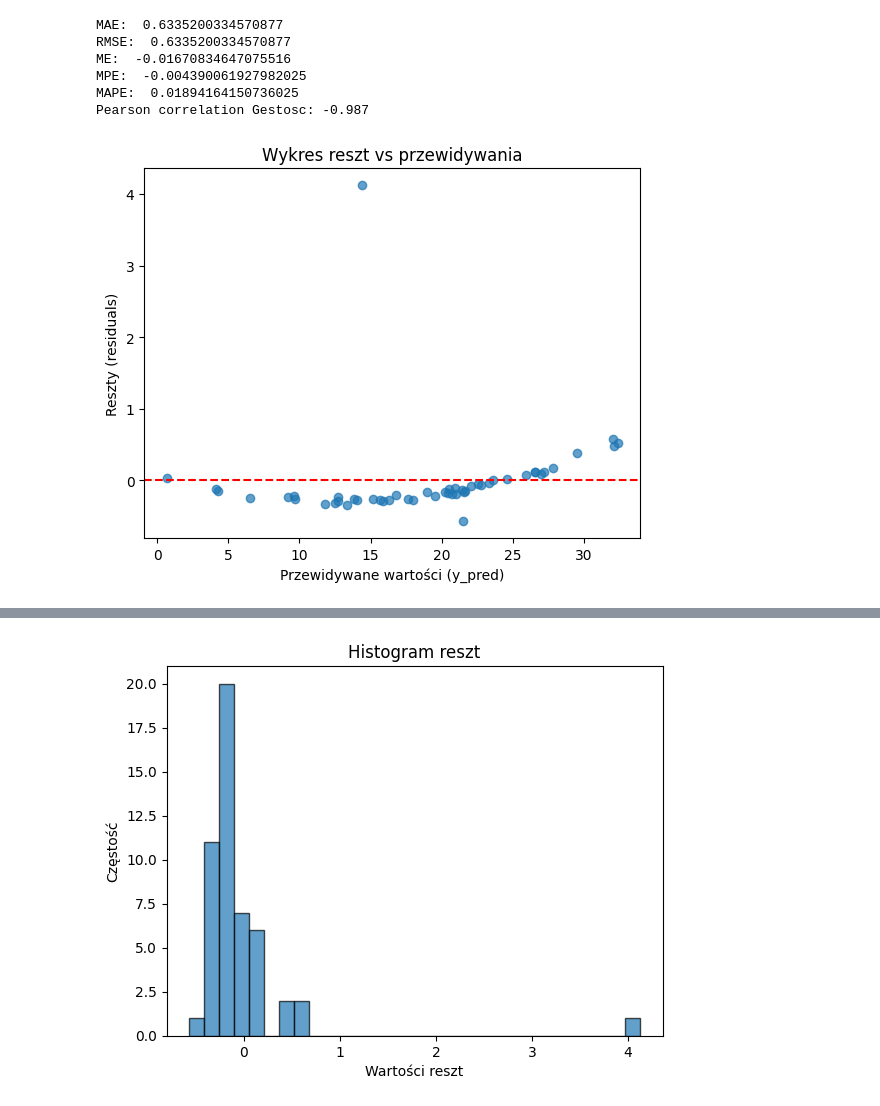
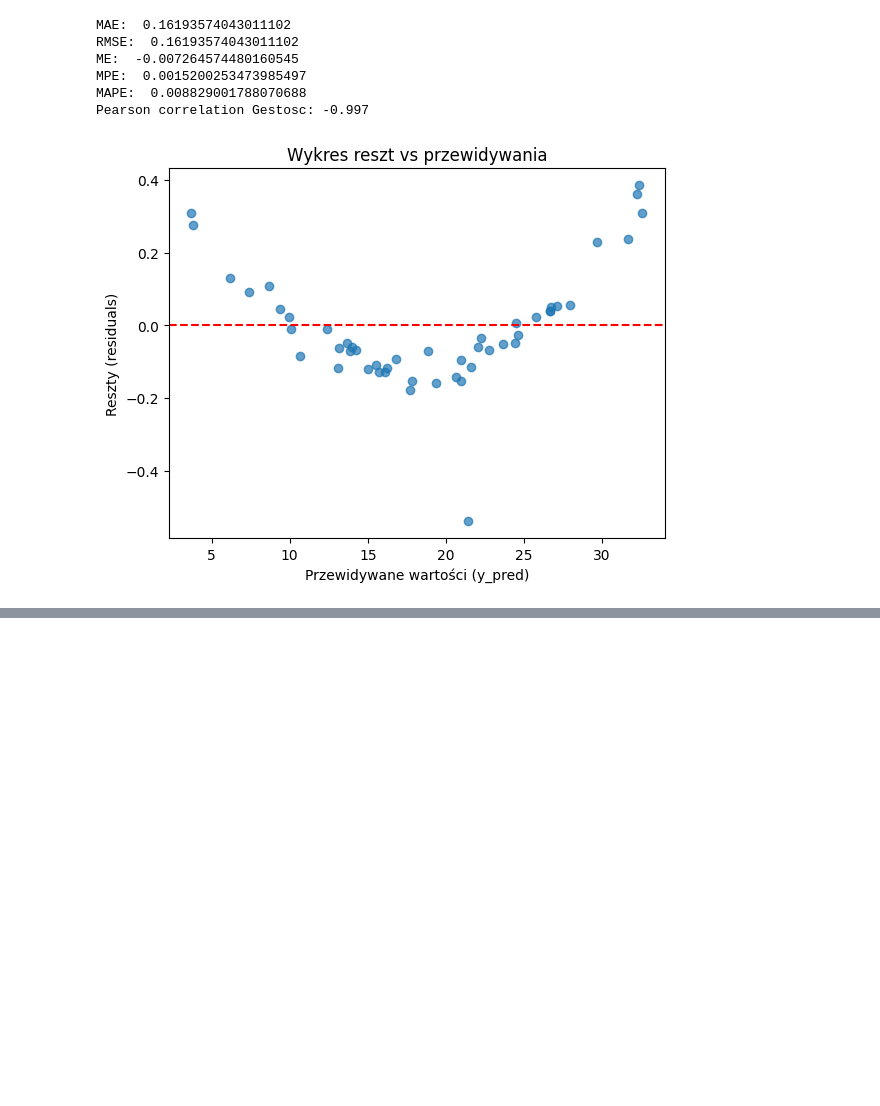
Before and after one commit to userofpi/MED_LAB1, a Jupyter notebook: LAB1_2.ipynb, the cells around one changed output, grey strips where cells are left out. Drawn from its saved outputs; the diff is of its cells as text; code cells hidden in the pictures; blank space fills up the shorter version.

```diff
--- a/LAB1_2.ipynb
+++ b/LAB1_2.ipynb
@@ -75,11 +75,18 @@ print(data_frame)
 #     else:
 #         return False
 
-# usun linie 32 , 41, 85, 174
-data_frame = data_frame.drop([30, 39, 83, 172])
-# reindex
+# usun linie 32 , 41, 85, 174,
+data_frame = data_frame.drop([30, 39, 83, 172, 73])
 data_frame = data_frame.reset_index(drop=True)
 
+print(data_frame[80:100])
+data_frame = data_frame.drop([89])
+data_frame = data_frame.reset_index(drop=True)
+
+
+# reindex
+
+# wyswielt dane  rekord 71
 
 #print(data_frame)
 
@@ -488,8 +495,13 @@ print('Pearson correlation Kostka: %.3f' % corr)
 # wyciągamy wnioski, że zmienna Gestosc ma silną korelację z Pct.BF, a Wiek, Waga, Kostka mają słabą korelację z Pct.BF
 
 # w wyniku analizy tworzymy model liniowy zmienna zależna Pct.BF, a niezależne Gestosc oraz stałą
+# rekord 71
+
 X_train_zkorelowane = X_train[['const', 'Gestosc']]
 X_test_zkorelowane = X_test[['const', 'Gestosc']]
+
+# wyswietl rekordy z bf =18.5
+print(data_frame[data_frame['Pct.BF'] == 18.5])
 model = sm.OLS(Y_train, X_train_zkorelowane).fit()
 print(model.summary())
 predictions = model.predict(X_test_zkorelowane)
@@ -525,53 +537,6 @@ plt.show()
 # wyswietl record z max reszta
 print(residual.idxmax())
 print(data_frame.iloc[residual.idxmax()])
-
-
-# wyswitl pct  gestosc i wage w jednej tabeli
-print(data_frame[['Pct.BF', 'Gestosc', 'Waga']])
-#Gestosc         1.066600
-# wartosci gestosci z zakresu 1.06 do 1.07 oraz BF
-print(data_frame[(data_frame['Gestosc'] > 1.06) & (data_frame['Gestosc'] < 1.07)][['Pct.BF', 'Gestosc', 'Waga']])
-
-# sprawdz medote grubbsa i wyswietlenie rekordu przekraczajacego wartosc
-def test_grubbs(residuals):
-    mean_residual = np.mean(residuals)
-    std_residual = np.std(residuals)
-    max_residual = np.max(residuals)
-    n = len(residuals)
-    G = (max_residual - mean_residual) / std_residual
-    t = 0.95
-    critical_value = (n - 1) / np.sqrt(n) * np.sqrt(np.square(t) / (n - 2 + np.square(t)))
-    if G > critical_value:
-        # wyswieetl rekord ktor przekracza wartosc
-        print(data_frame.iloc[residuals.idxmax()])
-        return True
-
-    else:
-        return False
-
-# wyswietl które wartości są odstającymi czyli ktora z kolumn
-
-print(np.std(residual))
-
-# 5 max residual
-print(residual.idxmax())
-
-print(data_frame.iloc[residual.idxmax()])
-
-# usuń rekordy odstające
-# wyswielt rekordy  wiekszy bląd niż 3 razy odchylenie standardowe
-print(residual[abs(residual) > 3*np.std(residual)])
-
-# usuń rekordy które mają wiekszy bląd niż 3 razy odchylenie standardowe
-
-data_frame = data_frame.drop(residual[abs(residual) > 3*np.std(residual)].index)
-# nowy histogram
-plt.hist(residual, bins=30, edgecolor='k', alpha=0.7)
-plt.xlabel("Wartości reszt")
-plt.ylabel("Częstość")
-plt.title("Histogram reszt")
-plt.show()
 # %% [output]
                             OLS Regression Results
 ==============================================================================
@@ -612,7 +577,7 @@ Notes:
-MAE:  0.6335200334570877
-RMSE:  0.6335200334570877
-ME:  -0.01670834647075516
-MPE:  -0.004390061927982025
-MAPE:  0.01894164150736025
-Pearson correlation Gestosc: -0.987
+MAE:  0.16193574043011102
+RMSE:  0.16193574043011102
+ME:  -0.007264574480160545
+MPE:  0.0015200253473985497
+MAPE:  0.008829001788070688
+Pearson correlation Gestosc: -0.997
-[figure, old version]
+[figure, new version]
@@ -637 +603,0 @@ dtype: float64
-[figure, removed]
```
Also changed, not shown: parts of 3 cells of this notebook.
